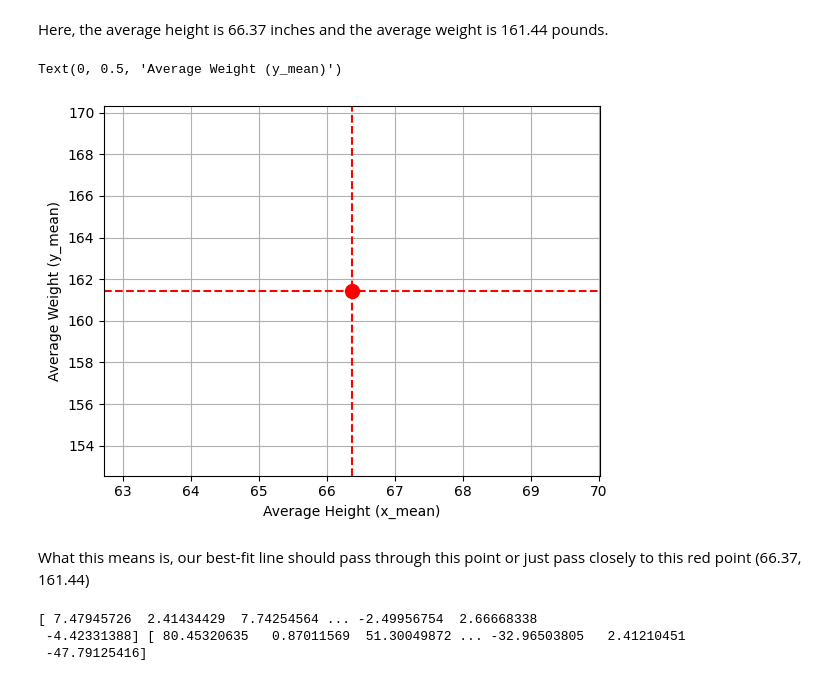
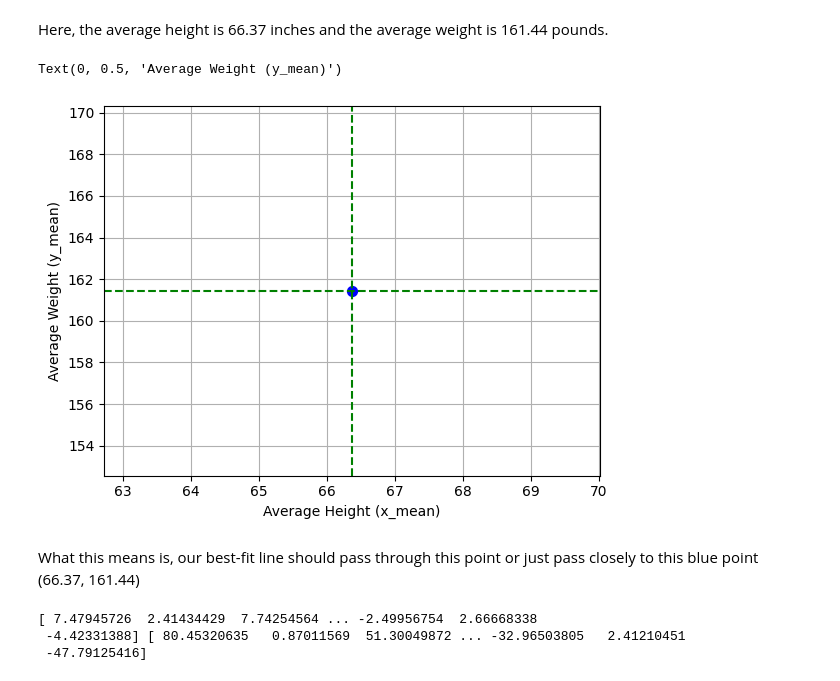
Before and after one commit to suyogly/linear-regression, a Jupyter notebook: intro.ipynb, the cells around one changed output. Cells and saved outputs as stored; diff of their text form; code cells hidden in the pictures.

Commit message:
mean plotting

```diff
--- a/intro.ipynb
+++ b/intro.ipynb
@@ -113,18 +113,18 @@ print(y_mean)
 # %% [markdown]
 Here, the average height is 66.37 inches and the average weight is 161.44 pounds.
 # %%
-plt.axvline(x=x_mean, color='red', linestyle='--', label=f'Average Height: {x_mean:.1f}')
-plt.axhline(y=y_mean, color='red', linestyle='--', label=f'Average Weight: {y_mean:.1f}')
+plt.axvline(x=x_mean, color='green', linestyle='--', label=f'Average Height: {x_mean:.1f}')
+plt.axhline(y=y_mean, color='green', linestyle='--', label=f'Average Weight: {y_mean:.1f}')
 
-plt.scatter(x_mean, y_mean, color="red", s=100)
+plt.scatter(x_mean, y_mean, color="blue", s=50)
 plt.grid(True)
 plt.xlabel("Average Height (x_mean)")
 plt.ylabel("Average Weight (y_mean)")
 # %% [output]
 Text(0, 0.5, 'Average Weight (y_mean)')
-[figure, old version]
+[figure, new version]
 # %% [markdown]
-What this means is, our best-fit line should pass through this point or just pass closely to this red point (66.37, 161.44)
+What this means is, our best-fit line should pass through this point or just pass closely to this blue point (66.37, 161.44)
 # %%
 # 2. Calculate how much x and y vary together (Σ[(xi - x̄)(yi - ȳ)])
 
```
